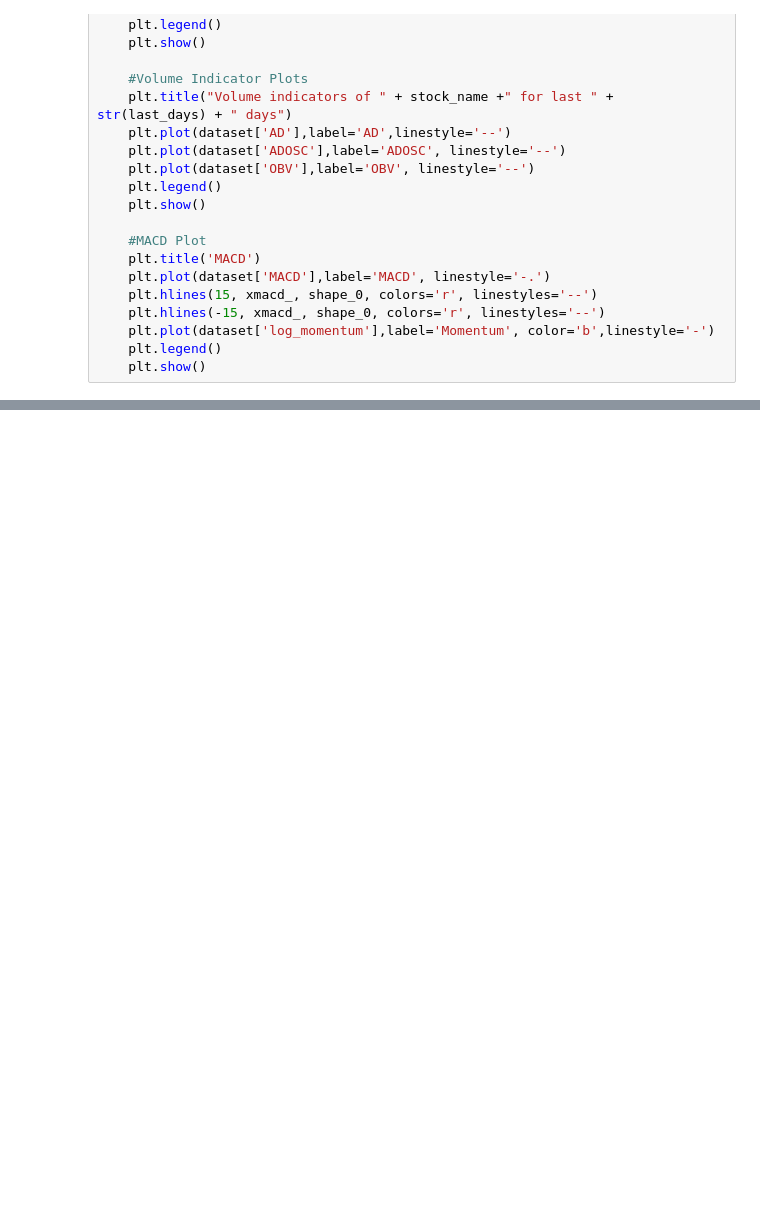
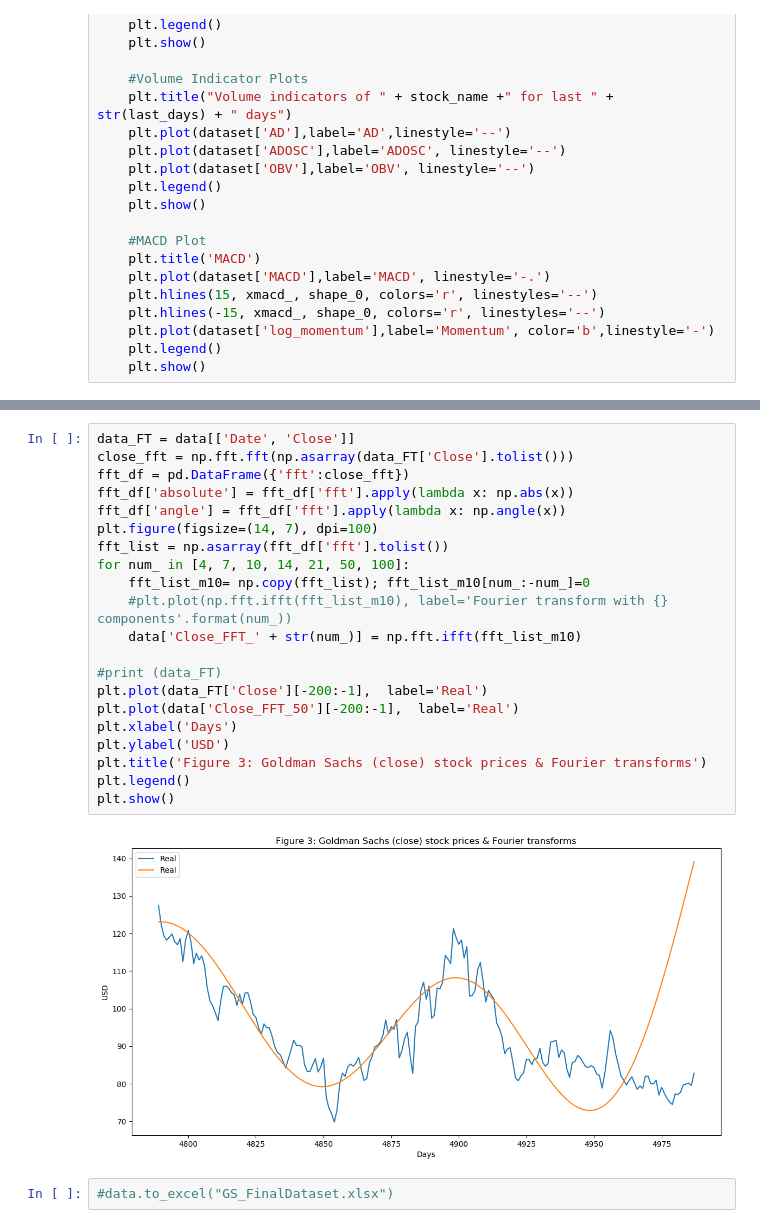
Before and after one commit to abhishekprog0/EventPrediction_DeepLearning, a Jupyter notebook: EarningPrediction_SingleStock.ipynb, the cells around one changed output, grey strips where cells are left out. Saved outputs shown, nothing was run; the diff lists cells and outputs as text; blank space fills up the shorter version.

```diff
--- a/EarningPrediction_SingleStock.ipynb
+++ b/EarningPrediction_SingleStock.ipynb
@@ -283,0 +601,25 @@ plot_technical_indicators(stock, 500)
+# %%
+data_FT = data[['Date', 'Close']]
+close_fft = np.fft.fft(np.asarray(data_FT['Close'].tolist()))
+fft_df = pd.DataFrame({'fft':close_fft})
+fft_df['absolute'] = fft_df['fft'].apply(lambda x: np.abs(x))
+fft_df['angle'] = fft_df['fft'].apply(lambda x: np.angle(x))
+plt.figure(figsize=(14, 7), dpi=100)
+fft_list = np.asarray(fft_df['fft'].tolist())
+for num_ in [4, 7, 10, 14, 21, 50, 100]:
+    fft_list_m10= np.copy(fft_list); fft_list_m10[num_:-num_]=0
+    #plt.plot(np.fft.ifft(fft_list_m10), label='Fourier transform with {} components'.format(num_))
+    data['Close_FFT_' + str(num_)] = np.fft.ifft(fft_list_m10)
+
+#print (data_FT)
+plt.plot(data_FT['Close'][-200:-1],  label='Real')
+plt.plot(data['Close_FFT_50'][-200:-1],  label='Real')
+plt.xlabel('Days')
+plt.ylabel('USD')
+plt.title('Figure 3: Goldman Sachs (close) stock prices & Fourier transforms')
+plt.legend()
+plt.show()
+# %% [output]
+[figure, added]
+# %%
+#data.to_excel("GS_FinalDataset.xlsx")
```
Also changed, not shown: parts of 38 cells of this notebook.
